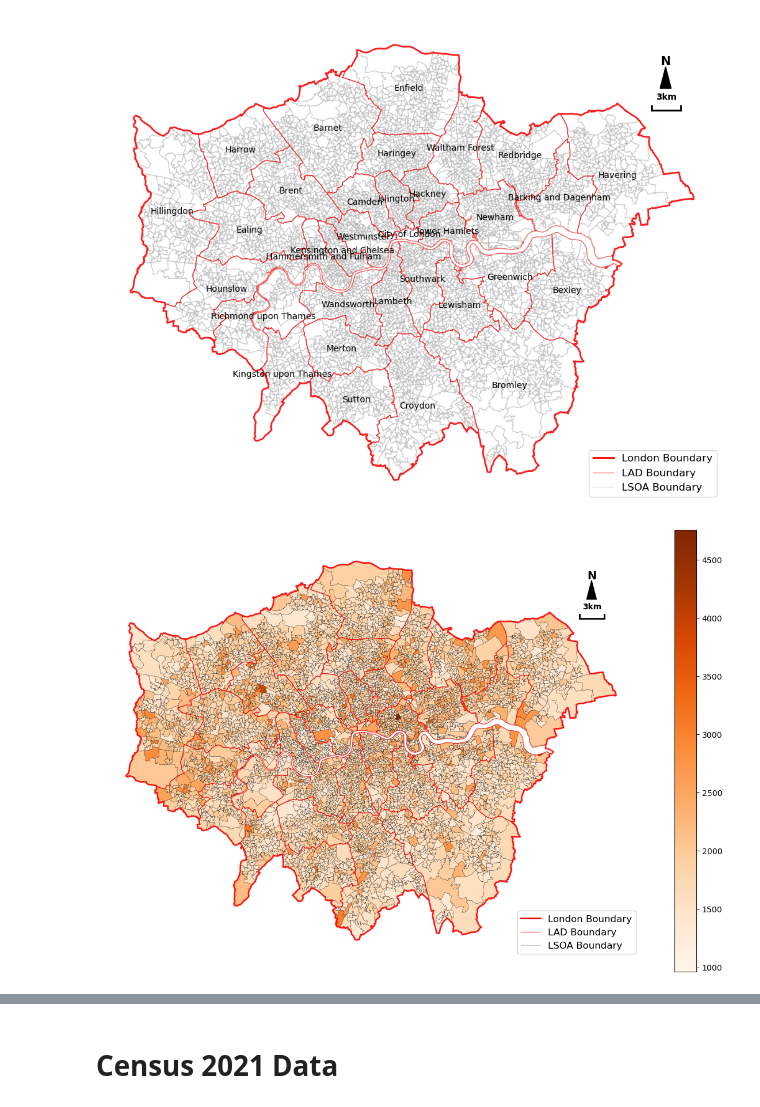
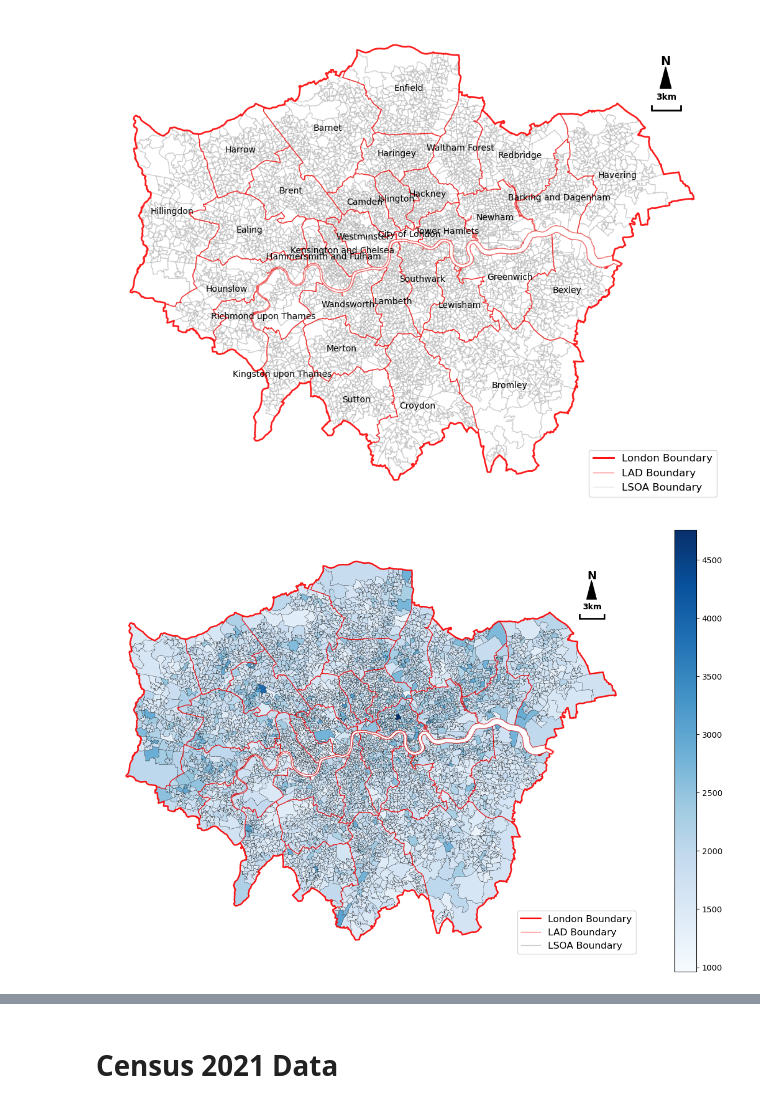
Before and after one commit to YUJIA-MA-UCL/LondonOpenspaceEquality, a Jupyter notebook: InitialAnalysis.ipynb, the cells around one changed output, grey strips where cells are left out. Saved outputs shown, nothing was run; the diff lists cells and outputs as text; code cells hidden in the pictures.

```diff
--- a/InitialAnalysis.ipynb
+++ b/InitialAnalysis.ipynb
@@ -325,30 +340,30 @@ plt.show()
 # %%
 fig, ax = plt.subplots(1, 1, figsize=(12, 8))
 lsoa_ops.plot(
     column='total_residents',
-    cmap='Oranges',
+    cmap='Blues',
     linewidth=0.2,
     edgecolor='black',
     legend=True,
     ax=ax)
 LAD.plot(ax=ax, edgecolor='red', linewidth = 1,alpha=0.5, facecolor='none')
 London.plot(edgecolor='red', linewidth = 2,alpha=0.8, facecolor='none',ax=ax)
 
 legend_elements = [
     Line2D([0], [0], color='red', linewidth=2, label='London Boundary'),
     Line2D([0], [0], color='red', linewidth=1, alpha=0.5, label='LAD Boundary'),
     Line2D([0], [0], color='black', linewidth=1, alpha=0.2, label='LSOA Boundary')]
 plt.legend(handles=legend_elements, loc='lower right', fontsize=12)
 
 add_north_arrow(ax, LAD.total_bounds)
 add_scalebar(ax, LAD.total_bounds,length=3000, label="3km", bar_height_ratio=0.01,
                  x_offset=0.925, y_offset=0.85)
 
 ax.set_axis_off()
 #ax.set_title("The Total Residents by LSOA", fontsize=14)
 
 plt.tight_layout()
-#plt.savefig("pics/lsoa_residents.png",dpi=300)
+plt.savefig("pics/lsoa_residents.png",dpi=300)
 plt.show()
 # %% [output]
-[figure, old version]
+[figure, new version]
```
Also changed, not shown: parts of 5 cells of this notebook.
